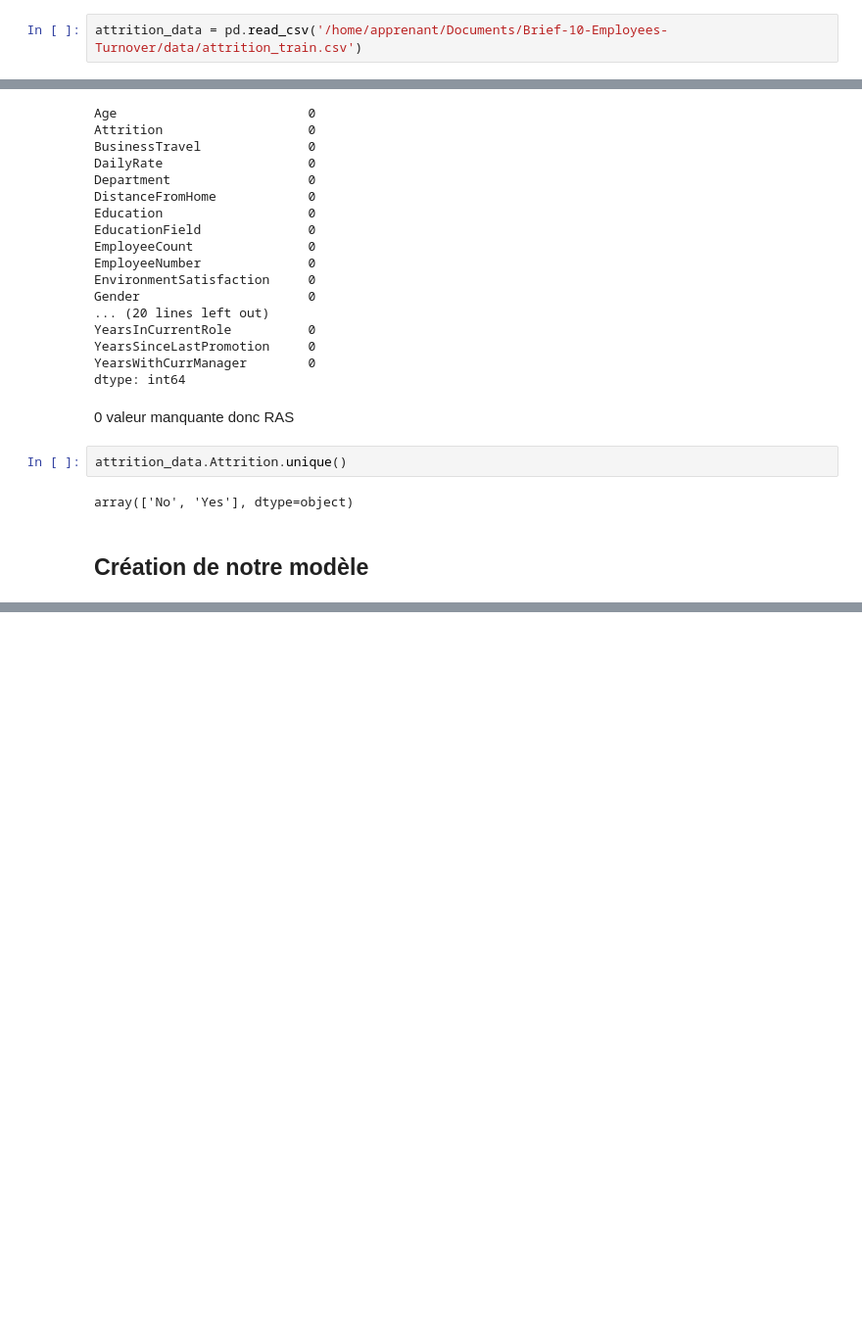
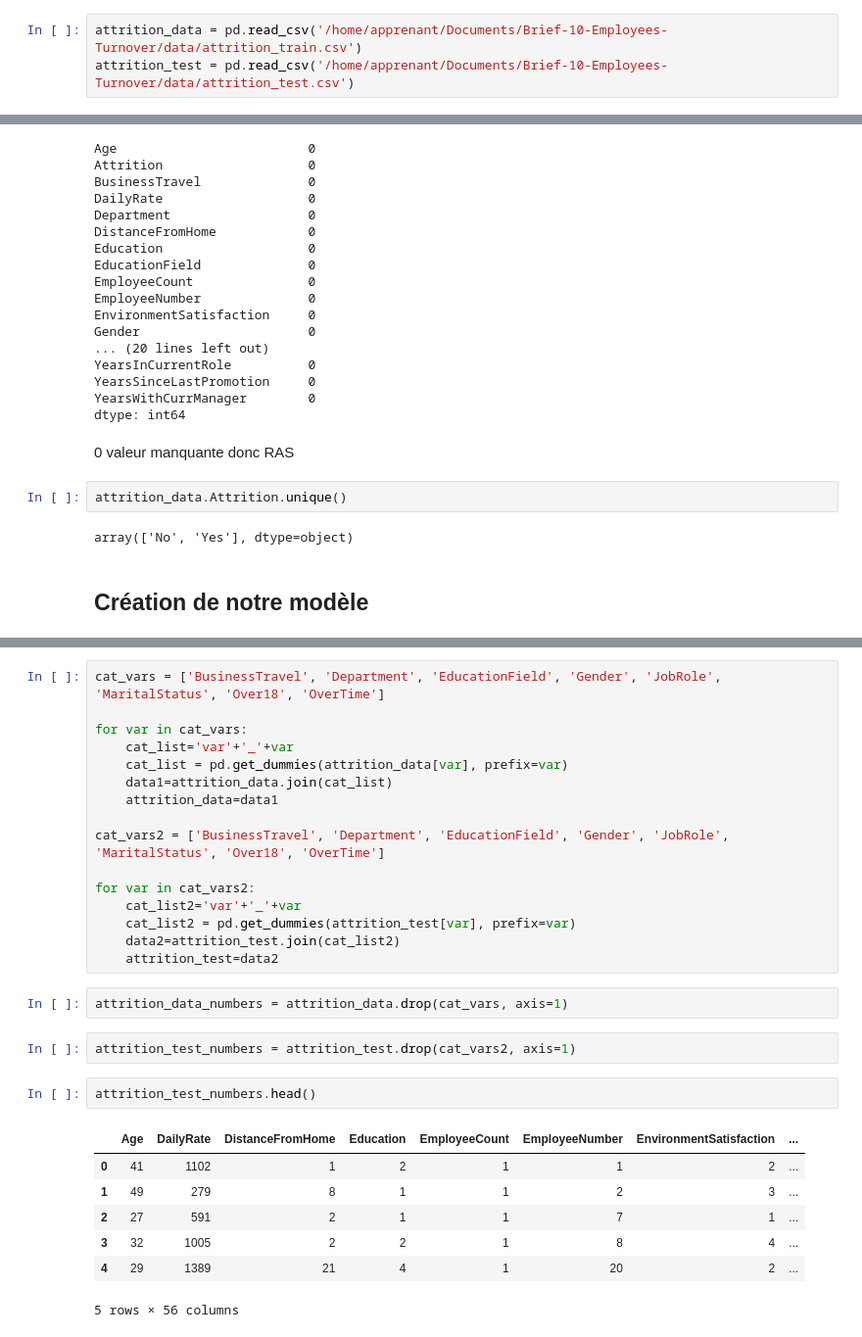
Before and after one commit to MrRachidK/Brief-10-Employees-Turnover, a Jupyter notebook: notebook/data_analyze.ipynb, the cells around one changed output, grey strips where cells are left out. Shown at 98% size. Drawn from its saved outputs; the diff is of its cells as text; blank space fills up the shorter version.

```diff
--- a/notebook/data_analyze.ipynb
+++ b/notebook/data_analyze.ipynb
@@ -8,6 +8,7 @@ from sklearn.linear_model import LogisticRegression
 ## Examinons la donnée
 # %%
 attrition_data = pd.read_csv('/home/apprenant/Documents/Brief-10-Employees-Turnover/data/attrition_train.csv')
+attrition_test = pd.read_csv('/home/apprenant/Documents/Brief-10-Employees-Turnover/data/attrition_test.csv')
 # %%
 attrition_data.head()
 # %% [output]
@@ -87,0 +137,30 @@ array(['No', 'Yes'], dtype=object)
+# %%
+cat_vars = ['BusinessTravel', 'Department', 'EducationField', 'Gender', 'JobRole', 'MaritalStatus', 'Over18', 'OverTime']
+
+for var in cat_vars:
+    cat_list='var'+'_'+var
+    cat_list = pd.get_dummies(attrition_data[var], prefix=var)
+    data1=attrition_data.join(cat_list)
+    attrition_data=data1
+
+cat_vars2 = ['BusinessTravel', 'Department', 'EducationField', 'Gender', 'JobRole', 'MaritalStatus', 'Over18', 'OverTime']
+
+for var in cat_vars2:
+    cat_list2='var'+'_'+var
+    cat_list2 = pd.get_dummies(attrition_test[var], prefix=var)
+    data2=attrition_test.join(cat_list2)
+    attrition_test=data2
+# %%
+attrition_data_numbers = attrition_data.drop(cat_vars, axis=1)
+# %%
+attrition_test_numbers = attrition_test.drop(cat_vars2, axis=1)
+# %%
+attrition_test_numbers.head()
+# %% [output]
+|  | Age | DailyRate | DistanceFromHome | Education | EmployeeCount | EmployeeNumber | EnvironmentSatisfaction | ... |
+| 0 | 41 | 1102 | 1 | 2 | 1 | 1 | 2 | ... |
+| 1 | 49 | 279 | 8 | 1 | 1 | 2 | 3 | ... |
+| 2 | 27 | 591 | 2 | 1 | 1 | 7 | 1 | ... |
+| 3 | 32 | 1005 | 2 | 2 | 1 | 8 | 4 | ... |
+| 4 | 29 | 1389 | 21 | 4 | 1 | 20 | 2 | ... |
+5 rows × 56 columns
```
Also changed, not shown: parts of 21 cells of this notebook.
